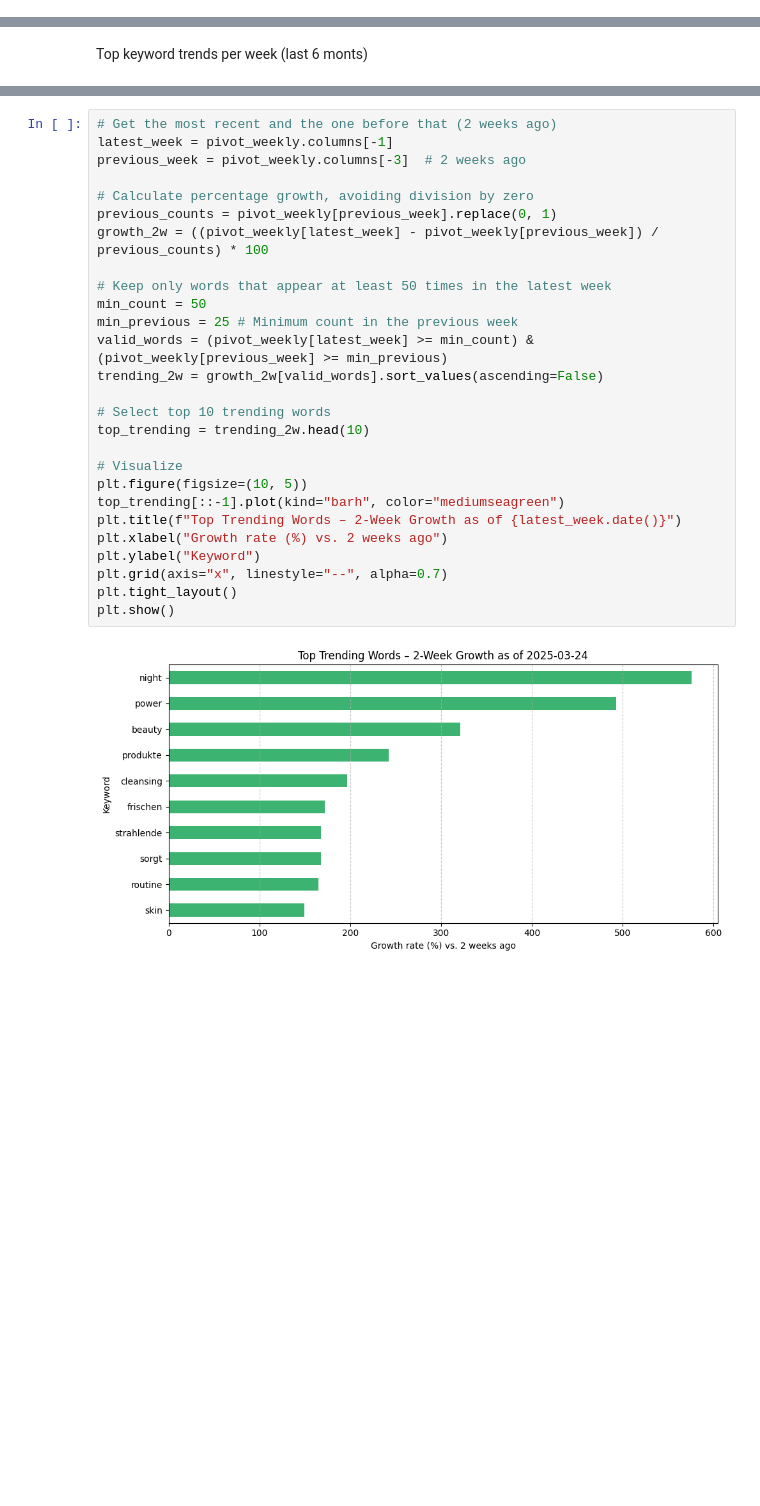
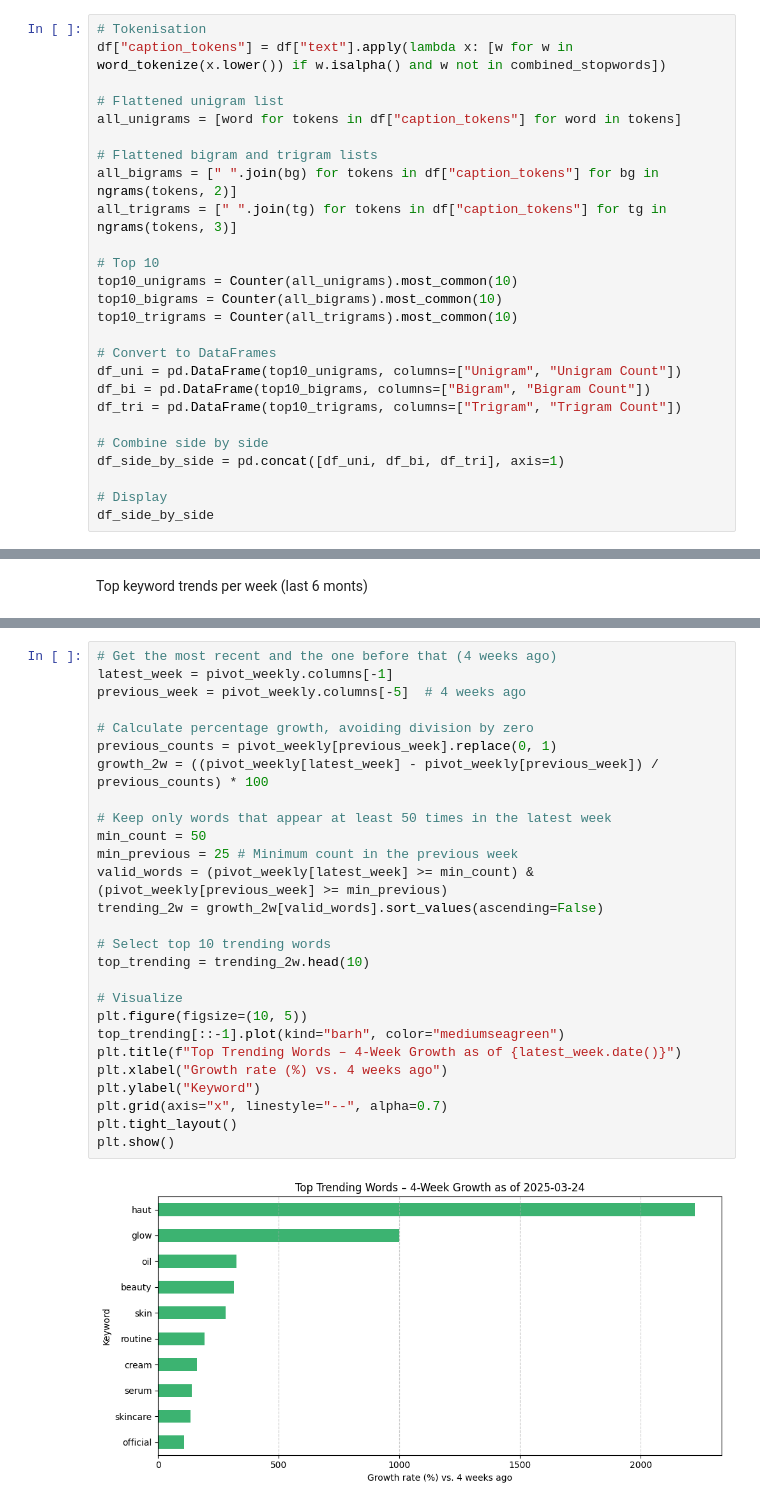
Before and after one commit to Hannah1171/skincare_analysis, a Jupyter notebook: data_exploration/common_words_caption.ipynb, the cells around one changed output, grey strips where cells are left out. Cells and saved outputs as stored; diff of their text form; blank space fills up the shorter version.

```diff
--- a/data_exploration/common_words_caption.ipynb
+++ b/data_exploration/common_words_caption.ipynb
@@ -154,0 +123,26 @@ df_monthly.head(30)
+# %%
+# Tokenisation
+df["caption_tokens"] = df["text"].apply(lambda x: [w for w in word_tokenize(x.lower()) if w.isalpha() and w not in combined_stopwords])
+
+# Flattened unigram list
+all_unigrams = [word for tokens in df["caption_tokens"] for word in tokens]
+
+# Flattened bigram and trigram lists
+all_bigrams = [" ".join(bg) for tokens in df["caption_tokens"] for bg in ngrams(tokens, 2)]
+all_trigrams = [" ".join(tg) for tokens in df["caption_tokens"] for tg in ngrams(tokens, 3)]
+
+# Top 10
+top10_unigrams = Counter(all_unigrams).most_common(10)
+top10_bigrams = Counter(all_bigrams).most_common(10)
+top10_trigrams = Counter(all_trigrams).most_common(10)
+
+# Convert to DataFrames
+df_uni = pd.DataFrame(top10_unigrams, columns=["Unigram", "Unigram Count"])
+df_bi = pd.DataFrame(top10_bigrams, columns=["Bigram", "Bigram Count"])
+df_tri = pd.DataFrame(top10_trigrams, columns=["Trigram", "Trigram Count"])
+
+# Combine side by side
+df_side_by_side = pd.concat([df_uni, df_bi, df_tri], axis=1)
+
+# Display
+df_side_by_side
@@ -271,29 +435,29 @@ Top trending keywords - 2 weeks growth
 # %%
-# Get the most recent and the one before that (2 weeks ago)
+# Get the most recent and the one before that (4 weeks ago)
 latest_week = pivot_weekly.columns[-1]
-previous_week = pivot_weekly.columns[-3]  # 2 weeks ago
+previous_week = pivot_weekly.columns[-5]  # 4 weeks ago
 
 # Calculate percentage growth, avoiding division by zero
 previous_counts = pivot_weekly[previous_week].replace(0, 1)
 growth_2w = ((pivot_weekly[latest_week] - pivot_weekly[previous_week]) / previous_counts) * 100
 
 # Keep only words that appear at least 50 times in the latest week
 min_count = 50
 min_previous = 25 # Minimum count in the previous week
 valid_words = (pivot_weekly[latest_week] >= min_count) & (pivot_weekly[previous_week] >= min_previous)
 trending_2w = growth_2w[valid_words].sort_values(ascending=False)
 
 # Select top 10 trending words
 top_trending = trending_2w.head(10)
 
 # Visualize
 plt.figure(figsize=(10, 5))
 top_trending[::-1].plot(kind="barh", color="mediumseagreen")
-plt.title(f"Top Trending Words – 2-Week Growth as of {latest_week.date()}")
-plt.xlabel("Growth rate (%) vs. 2 weeks ago")
+plt.title(f"Top Trending Words – 4-Week Growth as of {latest_week.date()}")
+plt.xlabel("Growth rate (%) vs. 4 weeks ago")
 plt.ylabel("Keyword")
 plt.grid(axis="x", linestyle="--", alpha=0.7)
 plt.tight_layout()
 plt.show()
 # %% [output]
-[figure, old version]
+[figure, new version]
```
Also changed, not shown: parts of 18 cells of this notebook, 1 other file.
